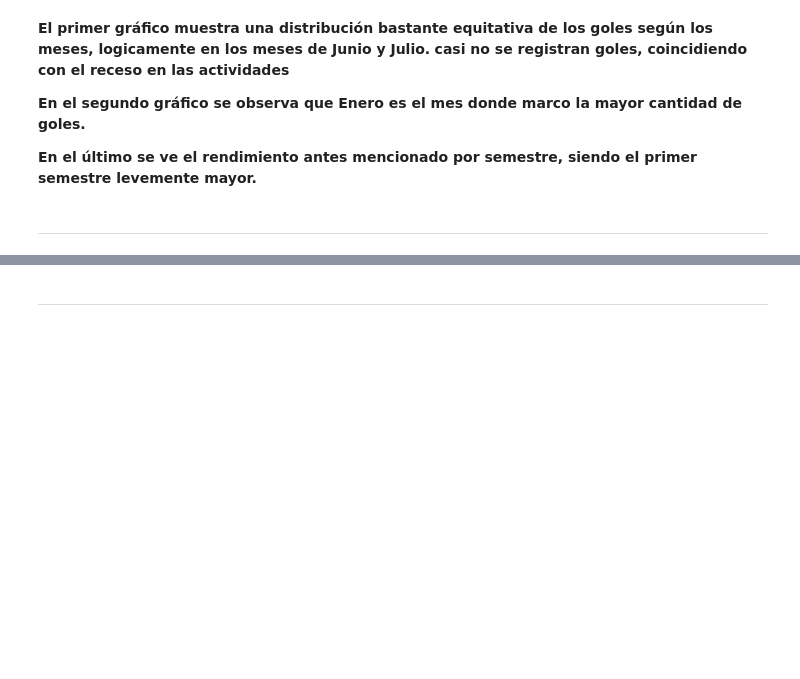
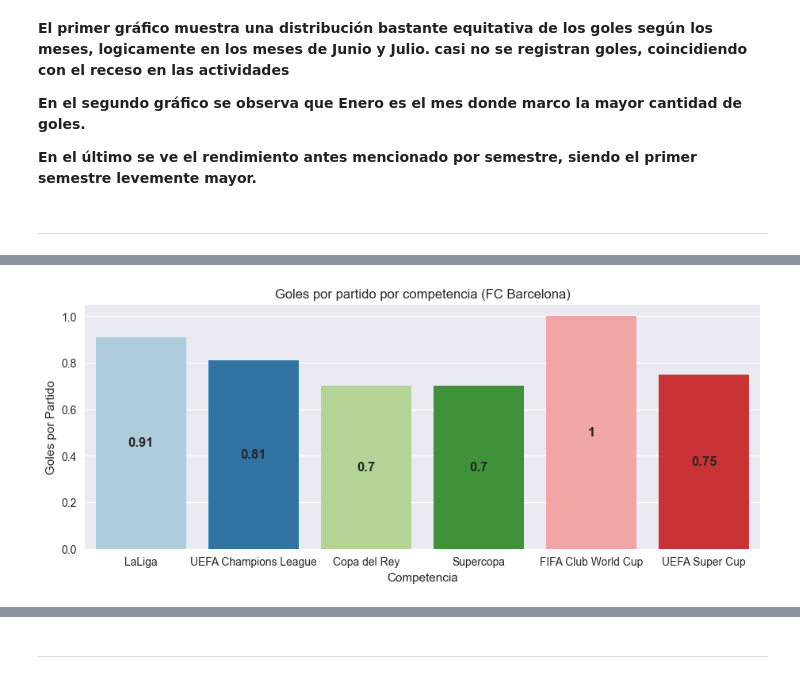
Before and after one commit to Matias-Ibarra/Messi, a Jupyter notebook: memoria.ipynb, the cells around one changed output, grey strips where cells are left out. Cells and saved outputs as stored; diff of their text form; code cells hidden in the pictures; blank space fills up the shorter version.

```diff
--- a/memoria.ipynb
+++ b/memoria.ipynb
@@ -185,3 +188,15 @@ Passing `palette` without assigning `hue` is deprecated and will be removed in v
+# %%
+# Gráfico:
+fig = plt.figure(figsize=(11, 4))
+# Tomo solo los valores del FC Barcelona
+ax = sns.barplot(x=promedio_por_torneo.iloc[:6, :].index.get_level_values('Competition'), y="Promedio", data=promedio_por_torneo.iloc[:6, :], palette="Paired", estimator="sum", errorbar=None)
+plt.title("Goles por partido por competencia (FC Barcelona)")
+plt.xlabel("Competencia")
+plt.ylabel("Goles por Partido")
+for container in ax.containers:
+    ax.bar_label(container, label_type="center", fontsize=12, fontweight='bold' );
+# %% [output]
+[figure, added]
 # %%
 # Goles por competencia en Paris Saint-Germain.
 df_psg = df[df['Club']=='Paris Saint-Germain']
```
Also changed, not shown: parts of 22 cells of this notebook, 1 other file.
